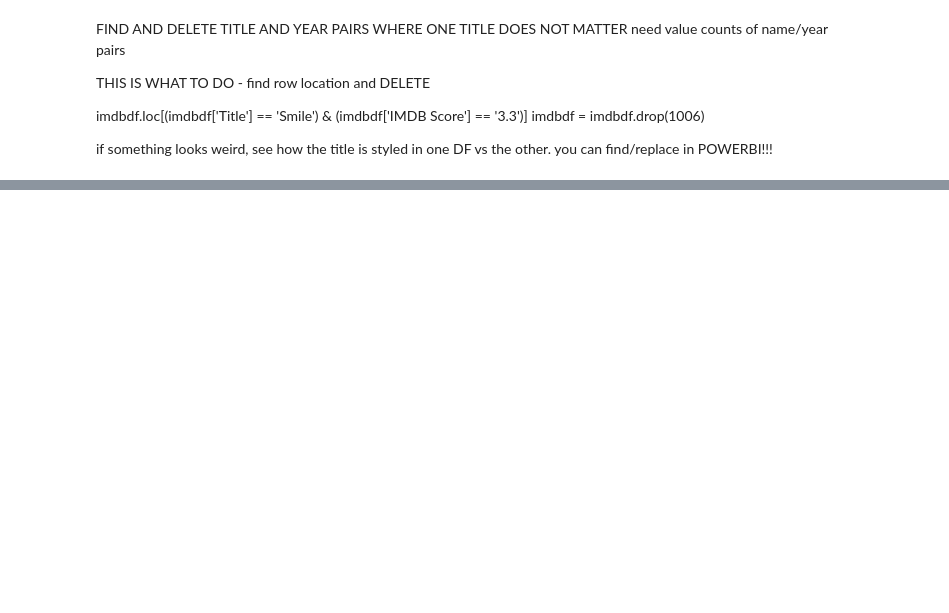
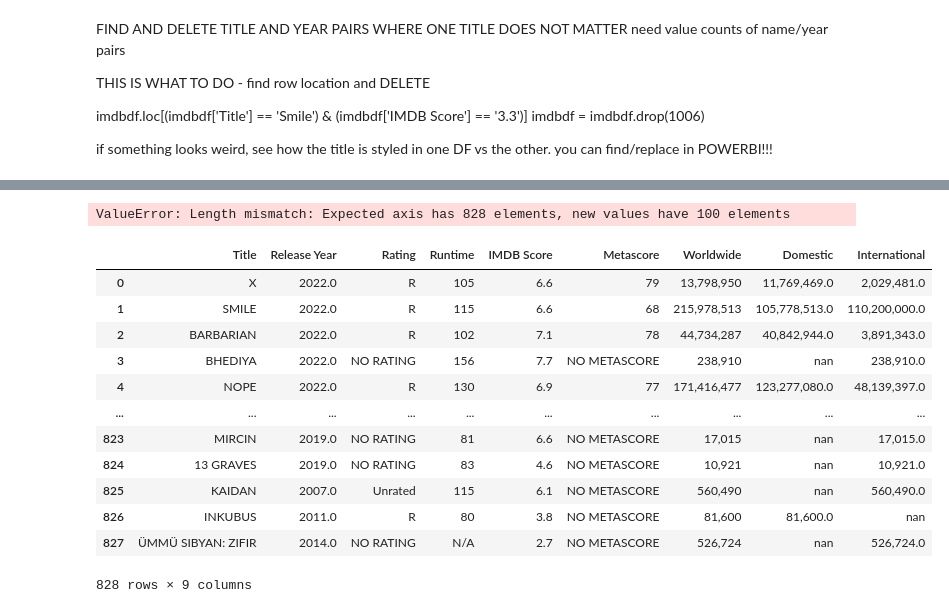
Before and after one commit to RobertRLunn/RLDA7capstone, a Jupyter notebook: notebook/RobertLunnCapstone.ipynb, the cells around one changed output, grey strips where cells are left out. Drawn from its saved outputs; the diff is of its cells as text; code cells hidden in the pictures; blank space fills up the shorter version.

```diff
--- a/notebook/RobertLunnCapstone.ipynb
+++ b/notebook/RobertLunnCapstone.ipynb
@@ -407,0 +421,21 @@ imdbdf.loc[(imdbdf['Title'] == 'IT CHAPTER TWO')]
+# %%
+worldwidecomb = pd.merge(imdbdf, wwbo, left_on = ['Title', 'Release Year'], right_on = ['Title', 'Release Year'], how='inner')
+worldwidecomb.index = np.arange(1, len(top100comb) + 1)
+# %% [output]
+ValueError: Length mismatch: Expected axis has 828 elements, new values have 100 elements
+# %%
+worldwidecomb
+# %% [output]
+|  | Title | Release Year | Rating | Runtime | IMDB Score | Metascore | Worldwide | Domestic | International |
+| 0 | X | 2022.0 | R | 105 | 6.6 | 79 | 13,798,950 | 11,769,469.0 | 2,029,481.0 |
+| 1 | SMILE | 2022.0 | R | 115 | 6.6 | 68 | 215,978,513 | 105,778,513.0 | 110,200,000.0 |
+| 2 | BARBARIAN | 2022.0 | R | 102 | 7.1 | 78 | 44,734,287 | 40,842,944.0 | 3,891,343.0 |
+| 3 | BHEDIYA | 2022.0 | NO RATING | 156 | 7.7 | NO METASCORE | 238,910 | nan | 238,910.0 |
+| 4 | NOPE | 2022.0 | R | 130 | 6.9 | 77 | 171,416,477 | 123,277,080.0 | 48,139,397.0 |
+| ... | ... | ... | ... | ... | ... | ... | ... | ... | ... |
+| 823 | MIRCIN | 2019.0 | NO RATING | 81 | 6.6 | NO METASCORE | 17,015 | nan | 17,015.0 |
+| 824 | 13 GRAVES | 2019.0 | NO RATING | 83 | 4.6 | NO METASCORE | 10,921 | nan | 10,921.0 |
+| 825 | KAIDAN | 2007.0 | Unrated | 115 | 6.1 | NO METASCORE | 560,490 | nan | 560,490.0 |
+| 826 | INKUBUS | 2011.0 | R | 80 | 3.8 | NO METASCORE | 81,600 | 81,600.0 | nan |
+| 827 | ÜMMÜ SIBYAN: ZIFIR | 2014.0 | NO RATING | N/A | 2.7 | NO METASCORE | 526,724 | nan | 526,724.0 |
+828 rows × 9 columns
```
Also changed, not shown: parts of 7 cells of this notebook.
